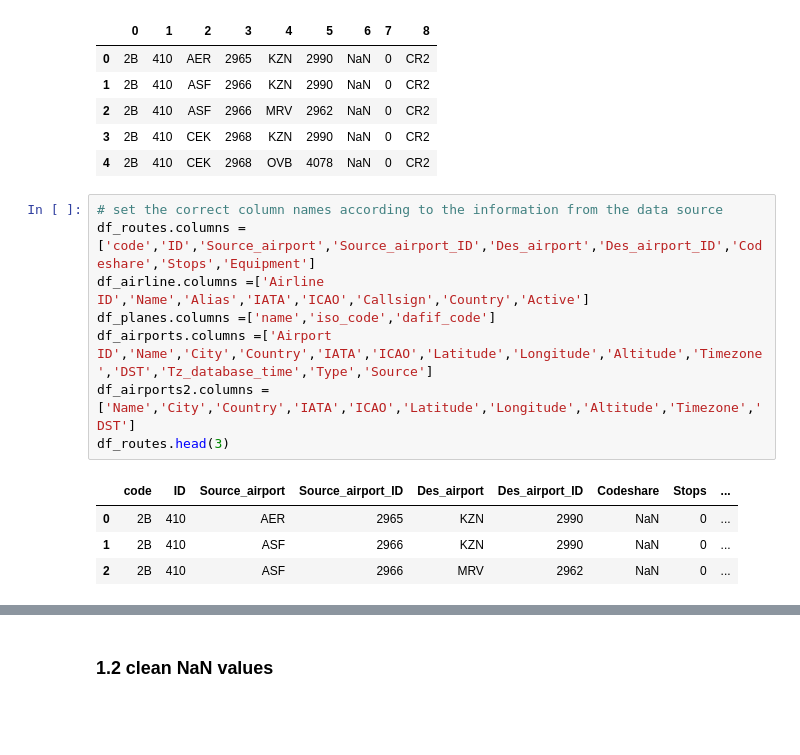
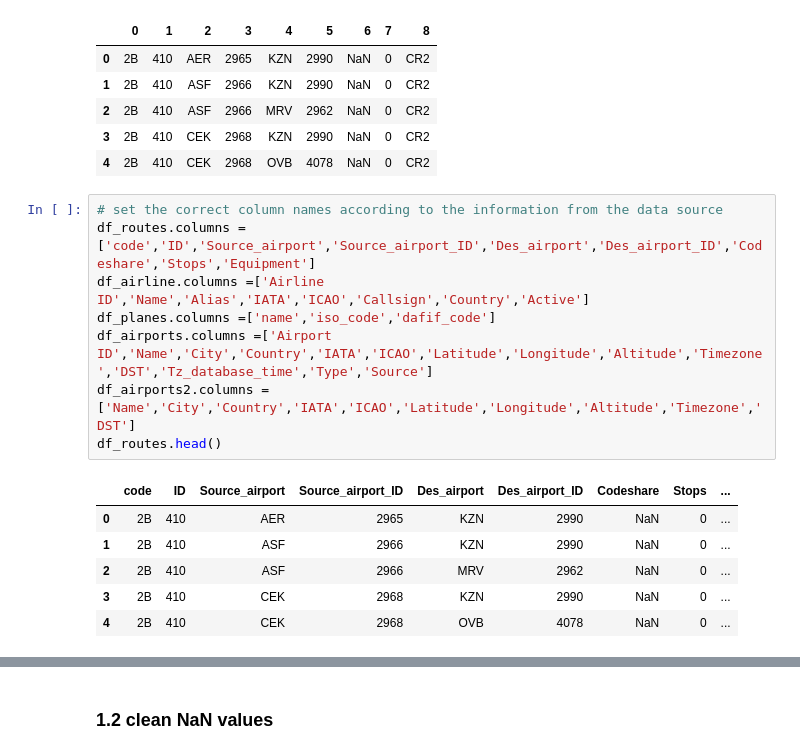
Before and after one commit to HJGuan/uzh_NetworkScienceFinalProject, a Jupyter notebook: global.ipynb, the cells around one changed output, grey strips where cells are left out. Cells and saved outputs as stored; diff of their text form; blank space fills up the shorter version.

```diff
--- a/global.ipynb
+++ b/global.ipynb
@@ -41,16 +41,18 @@ df_routes is in the shape of (67663, 9)
 # %%
 # set the correct column names according to the information from the data source
 df_routes.columns =['code','ID','Source_airport','Source_airport_ID','Des_airport','Des_airport_ID','Codeshare','Stops','Equipment']
 df_airline.columns =['Airline ID','Name','Alias','IATA','ICAO','Callsign','Country','Active']
 df_planes.columns =['name','iso_code','dafif_code']
 df_airports.columns =['Airport ID','Name','City','Country','IATA','ICAO','Latitude','Longitude','Altitude','Timezone','DST','Tz_database_time','Type','Source']
 df_airports2.columns =['Name','City','Country','IATA','ICAO','Latitude','Longitude','Altitude','Timezone','DST']
-df_routes.head(3)
+df_routes.head()
 # %% [output]
 |  | code | ID | Source_airport | Source_airport_ID | Des_airport | Des_airport_ID | Codeshare | Stops | ... |
 | 0 | 2B | 410 | AER | 2965 | KZN | 2990 | NaN | 0 | ... |
 | 1 | 2B | 410 | ASF | 2966 | KZN | 2990 | NaN | 0 | ... |
 | 2 | 2B | 410 | ASF | 2966 | MRV | 2962 | NaN | 0 | ... |
+| 3 | 2B | 410 | CEK | 2968 | KZN | 2990 | NaN | 0 | ... |
+| 4 | 2B | 410 | CEK | 2968 | OVB | 4078 | NaN | 0 | ... |
 # %%
 # remove not-useful attributes in df_routes
 if 'Codeshare' in df_routes:
```
Also changed, not shown: parts of 45 cells of this notebook.
